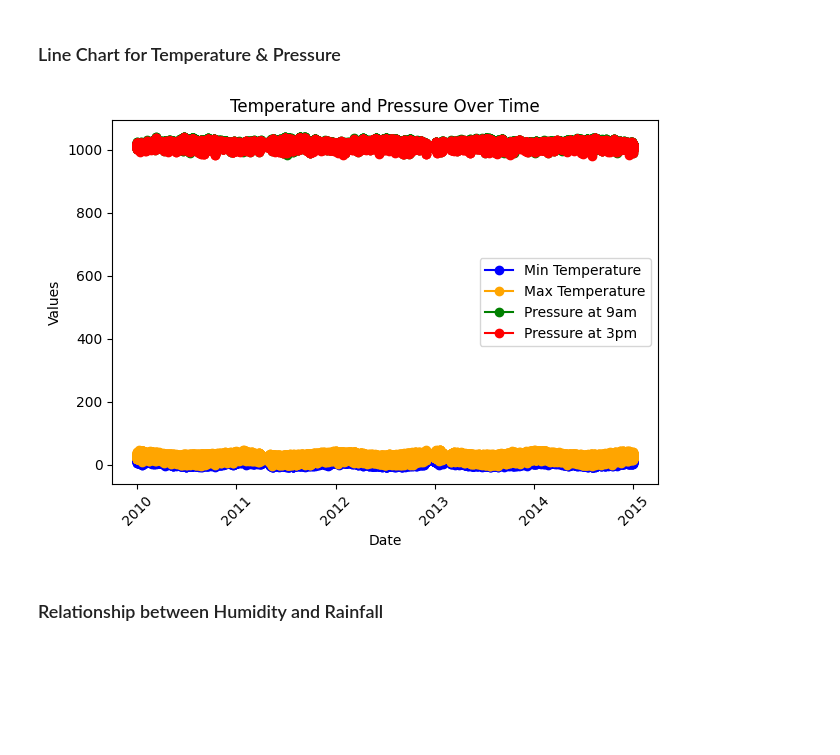
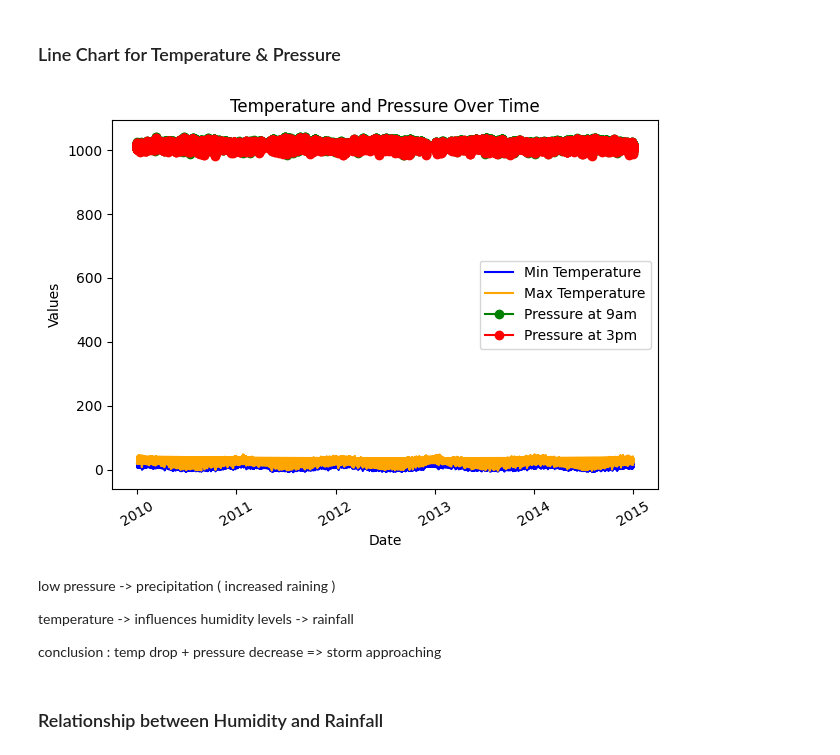
Before and after one commit to Nawel-Bellil/rain-prediction, a Jupyter notebook: rain.ipynb, the cells around one changed output. Cells and saved outputs as stored; diff of their text form; code cells hidden in the pictures; blank space fills up the shorter version.

Commit message:
insights about the visualizations

```diff
--- a/rain.ipynb
+++ b/rain.ipynb
@@ -80,19 +80,25 @@ rain_df.set_index('Date', inplace=True)
 # %% [markdown]
 ### Line Chart for Temperature & Pressure
 # %%
-plt.plot(rain_df['MinTemp'], label='Min Temperature', color='blue', marker='o')
-plt.plot(rain_df['MaxTemp'], label='Max Temperature', color='orange', marker='o')
+plt.plot(rain_df['MinTemp'], label='Min Temperature', color='blue')
+plt.plot(rain_df['MaxTemp'], label='Max Temperature', color='orange')
 plt.plot(rain_df['Pressure9am'], label='Pressure at 9am', color='green', marker='o')
 plt.plot(rain_df['Pressure3pm'], label='Pressure at 3pm', color='red', marker='o')
 plt.title('Temperature and Pressure Over Time')
 plt.xlabel('Date')
 plt.ylabel('Values')
 plt.legend()
-plt.xticks(rotation=45)
+plt.xticks(rotation=30)
 plt.tight_layout()
 plt.show()
 # %% [output]
-[figure, old version]
+[figure, new version]
+# %% [markdown]
+ low pressure -> precipitation ( increased raining )
+
+ temperature -> influences humidity levels -> rainfall
+
+conclusion : temp drop + pressure decrease => storm approaching
 # %% [markdown]
 ### Relationship between Humidity and Rainfall
 # %%
```
Also changed, not shown: parts of 6 cells of this notebook.
